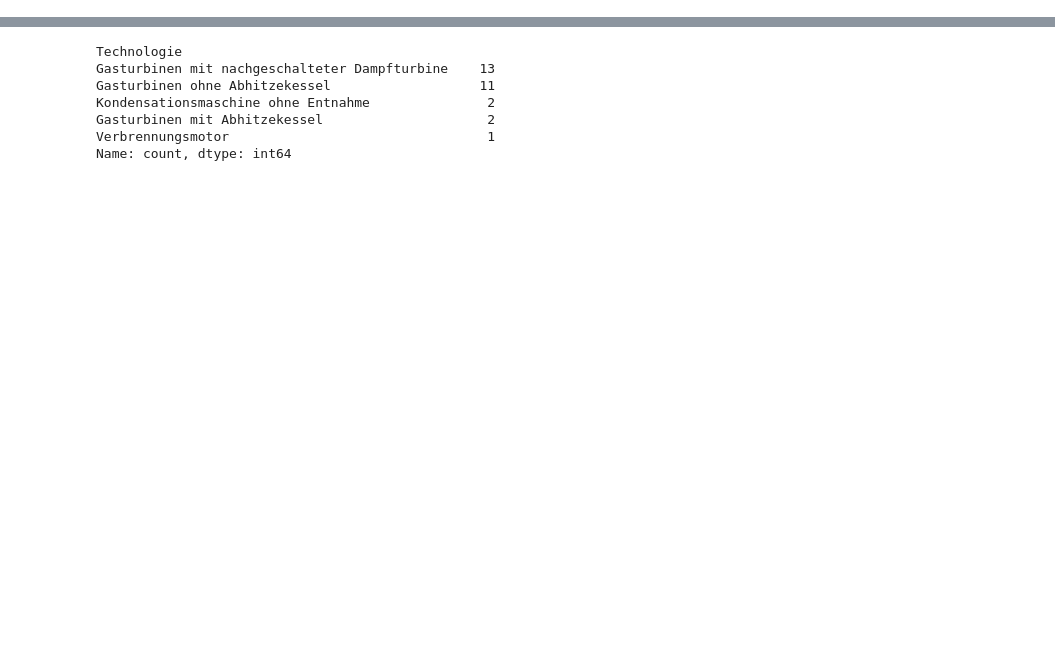
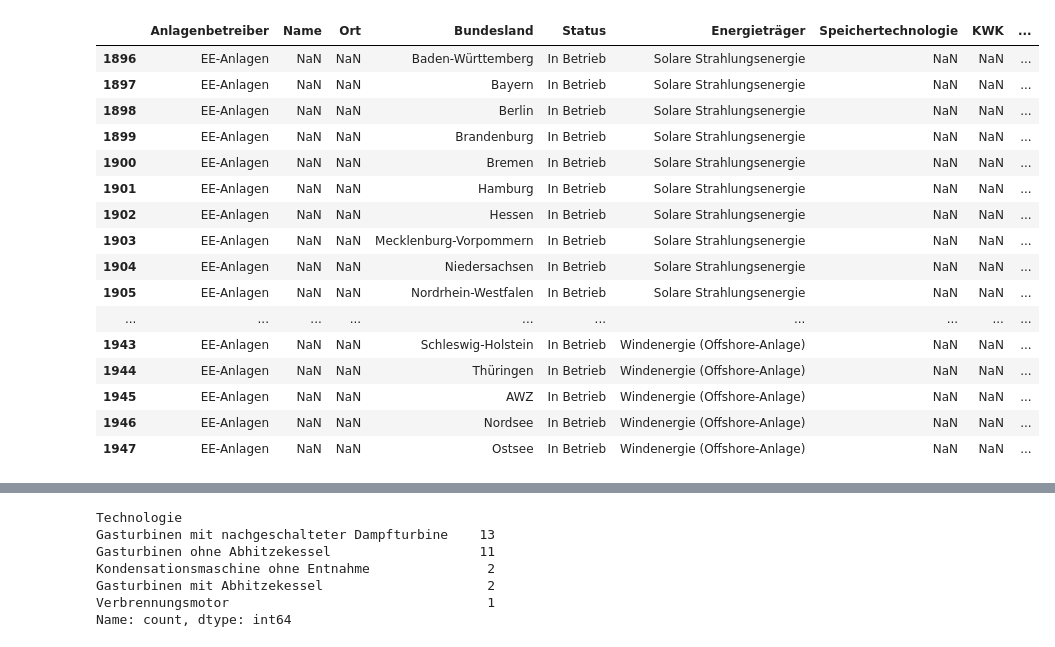
Before and after one commit to AK960/marginal-emissions-germany, a Jupyter notebook: notebooks/data_inspections.ipynb, the cells around one changed output, grey strips where cells are left out. Saved outputs shown, nothing was run; the diff lists cells and outputs as text; code cells hidden in the pictures; blank space fills up the shorter version.

```diff
--- a/notebooks/data_inspections.ipynb
+++ b/notebooks/data_inspections.ipynb
@@ -43,6 +43,8 @@ if kws_encoding:
     kw_wind = kws[kws['Energieträger'].str.contains('wind', case=False, na=False)].copy()
     kw_wind.Net_Wirkleistung = kw_wind.Net_Wirkleistung.str.replace('.', '', regex=False).str.replace(',', '.', regex=False).astype(float) # makes float from string
     kw_kwk = kws[kws['KWK'] == 'Ja']
+    kw_ren = kws[kws['Energieträger'].str.contains('solar|wind', case=False, na=False)]
+              #.drop(columns=['Technologie', 'Name', 'Ort', 'Speichertechnologie', 'KWK', 'Anschlussnetzbetreiber']))
 
     print("# Kraftwerke: ", len(kws))
     print("# Speicher: ", len(kw_carrier_pump))
@@ -57,6 +59,26 @@ if kws_encoding:
 # Kraftwerke:  2220
 # Speicher:  114
 # Must-Run:  1158
+# %%
+kw_ren
+# %% [output]
+|  | Anlagenbetreiber | Name | Ort | Bundesland | Status | Energieträger | Speichertechnologie | KWK | ... |
+| 1896 | EE-Anlagen | NaN | NaN | Baden-Württemberg | In Betrieb | Solare Strahlungsenergie | NaN | NaN | ... |
+| 1897 | EE-Anlagen | NaN | NaN | Bayern | In Betrieb | Solare Strahlungsenergie | NaN | NaN | ... |
+| 1898 | EE-Anlagen | NaN | NaN | Berlin | In Betrieb | Solare Strahlungsenergie | NaN | NaN | ... |
+| 1899 | EE-Anlagen | NaN | NaN | Brandenburg | In Betrieb | Solare Strahlungsenergie | NaN | NaN | ... |
+| 1900 | EE-Anlagen | NaN | NaN | Bremen | In Betrieb | Solare Strahlungsenergie | NaN | NaN | ... |
+| 1901 | EE-Anlagen | NaN | NaN | Hamburg | In Betrieb | Solare Strahlungsenergie | NaN | NaN | ... |
+| 1902 | EE-Anlagen | NaN | NaN | Hessen | In Betrieb | Solare Strahlungsenergie | NaN | NaN | ... |
+| 1903 | EE-Anlagen | NaN | NaN | Mecklenburg-Vorpommern | In Betrieb | Solare Strahlungsenergie | NaN | NaN | ... |
+| 1904 | EE-Anlagen | NaN | NaN | Niedersachsen | In Betrieb | Solare Strahlungsenergie | NaN | NaN | ... |
+| 1905 | EE-Anlagen | NaN | NaN | Nordrhein-Westfalen | In Betrieb | Solare Strahlungsenergie | NaN | NaN | ... |
+| ... | ... | ... | ... | ... | ... | ... | ... | ... | ... |
+| 1943 | EE-Anlagen | NaN | NaN | Schleswig-Holstein | In Betrieb | Windenergie (Offshore-Anlage) | NaN | NaN | ... |
+| 1944 | EE-Anlagen | NaN | NaN | Thüringen | In Betrieb | Windenergie (Offshore-Anlage) | NaN | NaN | ... |
+| 1945 | EE-Anlagen | NaN | NaN | AWZ | In Betrieb | Windenergie (Offshore-Anlage) | NaN | NaN | ... |
+| 1946 | EE-Anlagen | NaN | NaN | Nordsee | In Betrieb | Windenergie (Offshore-Anlage) | NaN | NaN | ... |
+| 1947 | EE-Anlagen | NaN | NaN | Ostsee | In Betrieb | Windenergie (Offshore-Anlage) | NaN | NaN | ... |
 # %%
 kw_gas = kws[kws['Energieträger'].str.contains('gas', case=False, na=False)].drop(columns=['Speichertechnologie', 'Name', 'Anlagenbetreiber', 'Ort']).copy()
 kw_gas = kw_gas[kw_gas.Status == 'In Betrieb']
```
Also changed, not shown: parts of 4 cells of this notebook, 2 other files.
